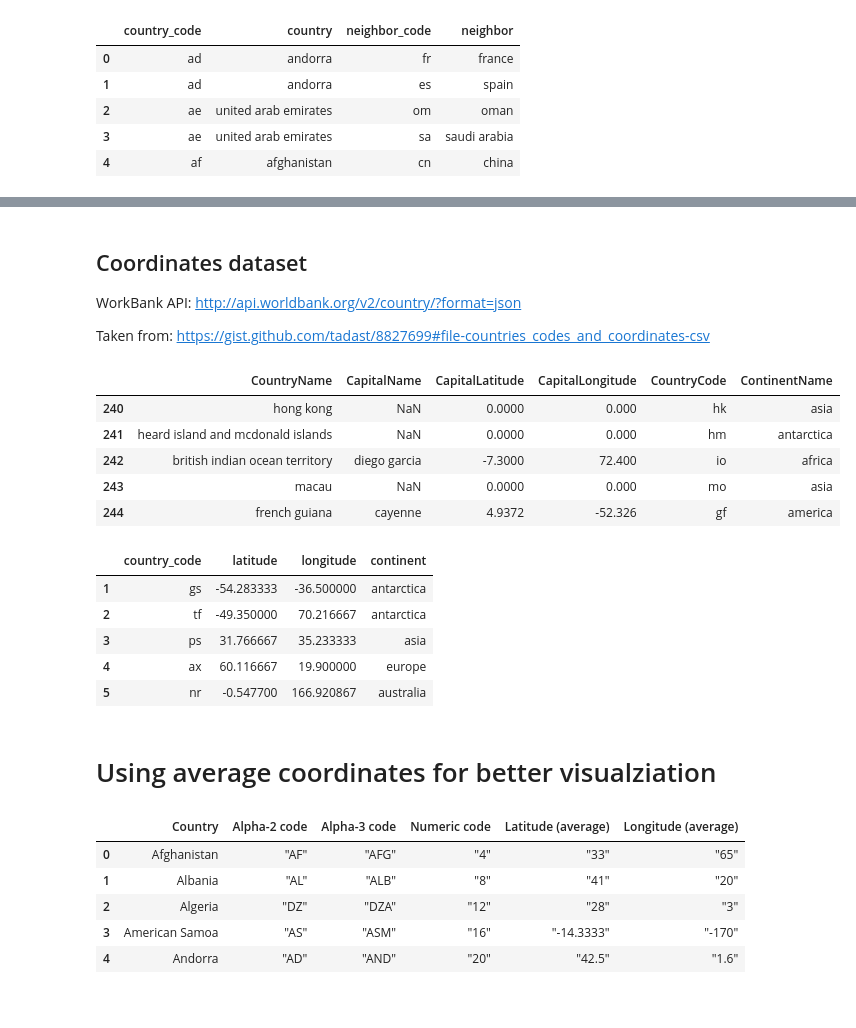
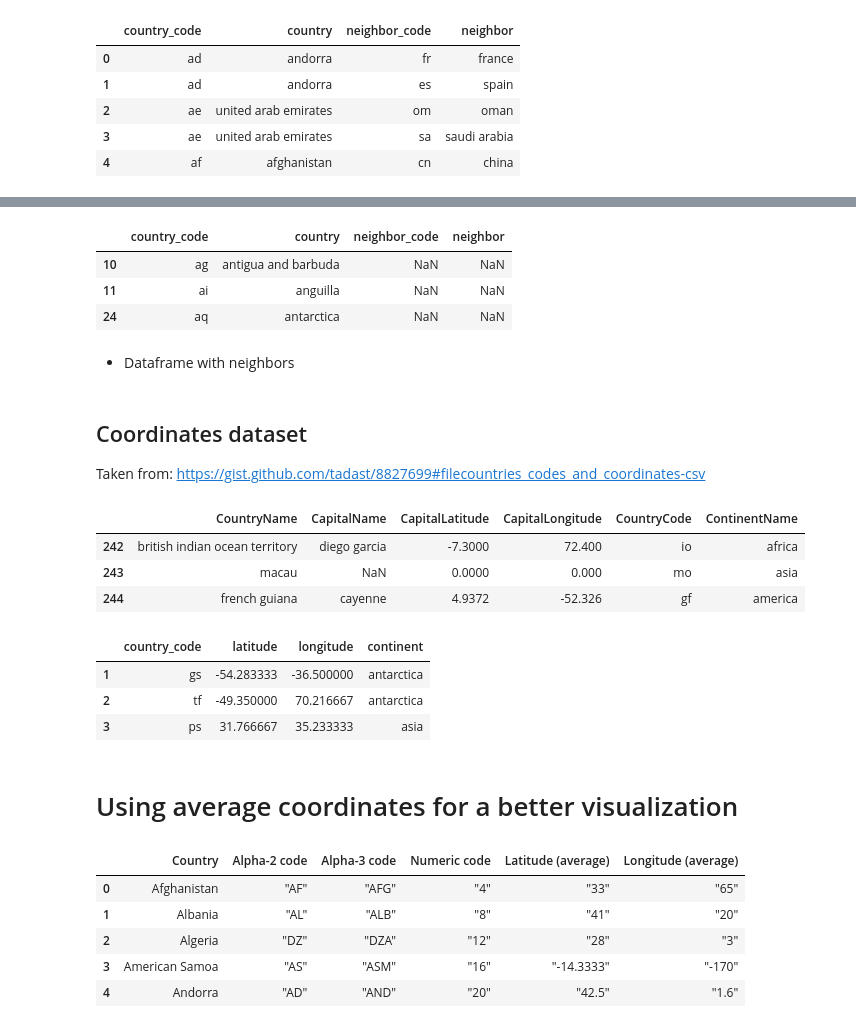
Before and after one commit to C1587S/world-graphs, a Jupyter notebook: notebooks/data_exploration.ipynb, the cells around one changed output, grey strips where cells are left out. Drawn from its saved outputs; the diff is of its cells as text; code cells hidden in the pictures.

```diff
--- a/notebooks/data_exploration.ipynb
+++ b/notebooks/data_exploration.ipynb
@@ -47,0 +53,10 @@ brd_df.head()
+# %%
+df_no_neighbors = brd_df[brd_df['neighbor'].isna()]
+df_no_neighbors.head(3)
+# %% [output]
+|  | country_code | country | neighbor_code | neighbor |
+| 10 | ag | antigua and barbuda | NaN | NaN |
+| 11 | ai | anguilla | NaN | NaN |
+| 24 | aq | antarctica | NaN | NaN |
+# %% [markdown]
+- Dataframe with neighbors
@@ -48,10 +65,7 @@ brd_df.head()
 # %% [markdown]
 ## Coordinates dataset
-
-WorkBank API: http://api.worldbank.org/v2/country/?format=json
-
 Taken from:
-    https://gist.github.com/tadast/8827699#file-countries_codes_and_coordinates-csv
+    https://gist.github.com/tadast/8827699#filecountries_codes_and_coordinates-csv
 # %%
 # http://techslides.com/list-of-countries-and-capitals#google_vignette
 coord_df = pd.read_csv('../data/country-capitals.csv')
@@ -67,13 +81,11 @@ coord_df = coord_df.append(new_row, ignore_index=True)
 # %%
 # standardize
 coord_df = coord_df.applymap(lambda s:s.lower() if type(s) == str else s)
 ## removes special characters
 coord_df = coord_df.applymap(lambda s:unicodedata.normalize('NFD', s).encode('ascii', 'ignore').decode("utf-8") if type(s) == str else s)
-coord_df.tail()
+coord_df.tail(3)
 # %% [output]
 |  | CountryName | CapitalName | CapitalLatitude | CapitalLongitude | CountryCode | ContinentName |
-| 240 | hong kong | NaN | 0.0000 | 0.000 | hk | asia |
-| 241 | heard island and mcdonald islands | NaN | 0.0000 | 0.000 | hm | antarctica |
 | 242 | british indian ocean territory | diego garcia | -7.3000 | 72.400 | io | africa |
 | 243 | macau | NaN | 0.0000 | 0.000 | mo | asia |
 | 244 | french guiana | cayenne | 4.9372 | -52.326 | gf | america |
@@ -88,16 +100,14 @@ coord_df.rename(columns={"CountryName": "country",
 
 coord_df_filt = coord_df.copy()[['country_code','latitude', 'longitude', 'continent']]
 coord_df_filt.dropna(inplace=True)
-coord_df_filt.head()
+coord_df_filt.head(3)
 # %% [output]
 |  | country_code | latitude | longitude | continent |
 | 1 | gs | -54.283333 | -36.500000 | antarctica |
 | 2 | tf | -49.350000 | 70.216667 | antarctica |
 | 3 | ps | 31.766667 | 35.233333 | asia |
-| 4 | ax | 60.116667 | 19.900000 | europe |
-| 5 | nr | -0.547700 | 166.920867 | australia |
-# %% [markdown]
-# Using average coordinates for better visualziation
+# %% [markdown]
+# Using average coordinates for a better visualization
 # %%
 ## Other approach
 coord_df_2 = pd.read_csv('../data/countries_codes_and_coordinates.csv')
```
Also changed, not shown: parts of 51 cells of this notebook.
